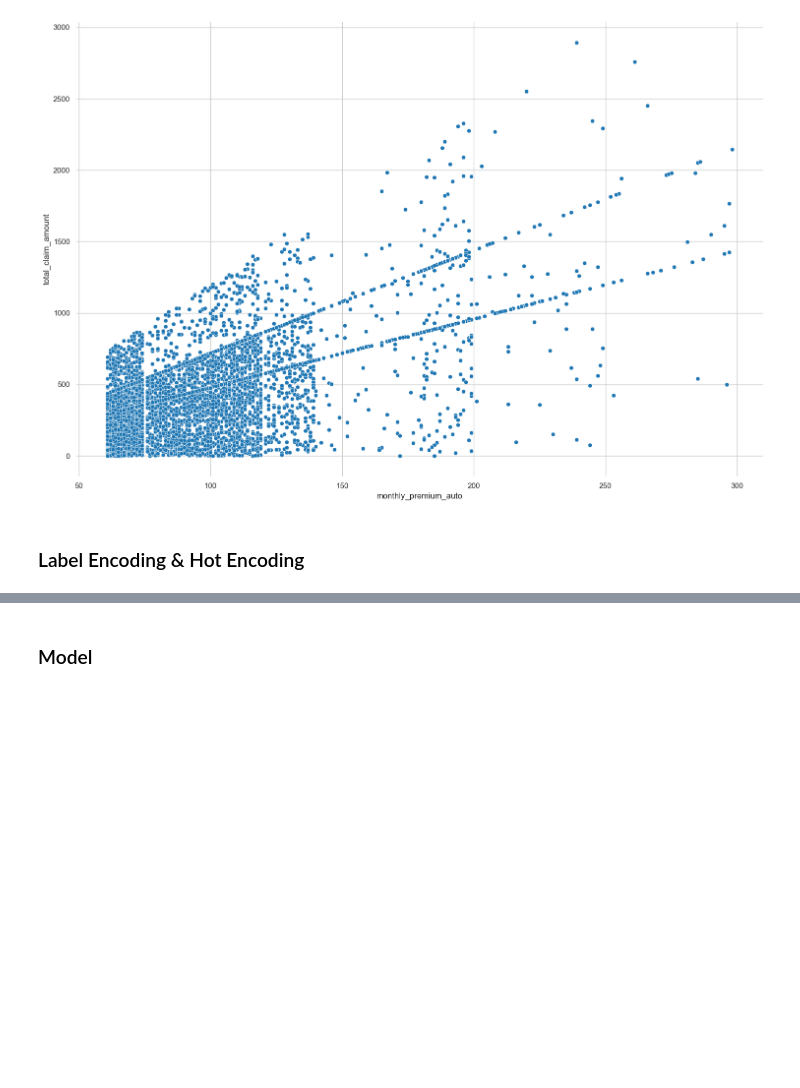
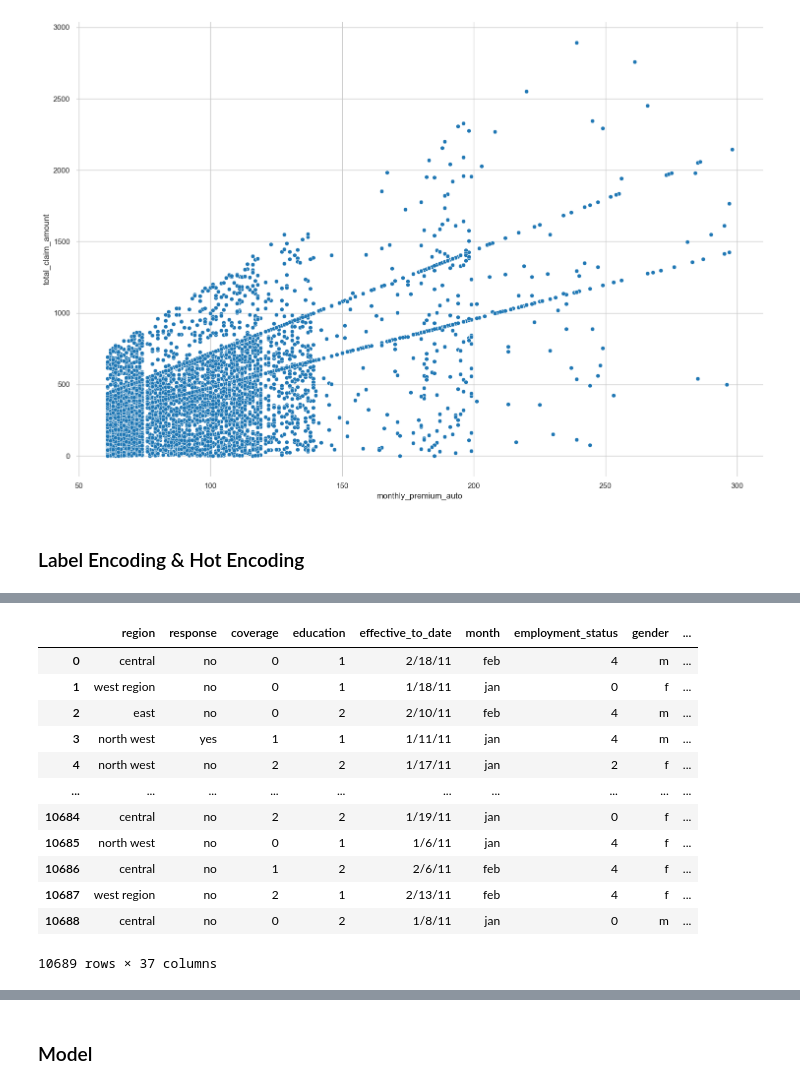
Before and after one commit to jagiussani/JuanLabs, a Jupyter notebook: Forth Week/Model Evaluation & Improving.ipynb, the cells around one changed output, grey strips where cells are left out. Saved outputs shown, nothing was run; the diff lists cells and outputs as text; code cells hidden in the pictures; blank space fills up the shorter version.

```diff
--- a/Forth Week/Model Evaluation & Improving.ipynb
+++ b/Forth Week/Model Evaluation & Improving.ipynb
@@ -327,5 +327,18 @@ categorical['vehicle_size'] = categorical['vehicle_size'].replace(m6)
 # %%
 #Incluiding dummies into categorical
 cat = pd.concat([categorical, dummies], axis = 1)
-# We will drop all the non-numerical columns
-cate = cat.drop(cat.select_dtypes(exclude=np.number), axis=1)
+cat
+# %% [output]
+|  | region | response | coverage | education | effective_to_date | month | employment_status | gender | ... |
+| 0 | central | no | 0 | 1 | 2/18/11 | feb | 4 | m | ... |
+| 1 | west region | no | 0 | 1 | 1/18/11 | jan | 0 | f | ... |
+| 2 | east | no | 0 | 2 | 2/10/11 | feb | 4 | m | ... |
+| 3 | north west | yes | 1 | 1 | 1/11/11 | jan | 4 | m | ... |
+| 4 | north west | no | 2 | 2 | 1/17/11 | jan | 2 | f | ... |
+| ... | ... | ... | ... | ... | ... | ... | ... | ... | ... |
+| 10684 | central | no | 2 | 2 | 1/19/11 | jan | 0 | f | ... |
+| 10685 | north west | no | 0 | 1 | 1/6/11 | jan | 4 | f | ... |
+| 10686 | central | no | 1 | 2 | 2/6/11 | feb | 4 | f | ... |
+| 10687 | west region | no | 2 | 1 | 2/13/11 | feb | 4 | f | ... |
+| 10688 | central | no | 0 | 2 | 1/8/11 | jan | 0 | m | ... |
+10689 rows × 37 columns
```
Also changed, not shown: parts of 28 cells of this notebook.
